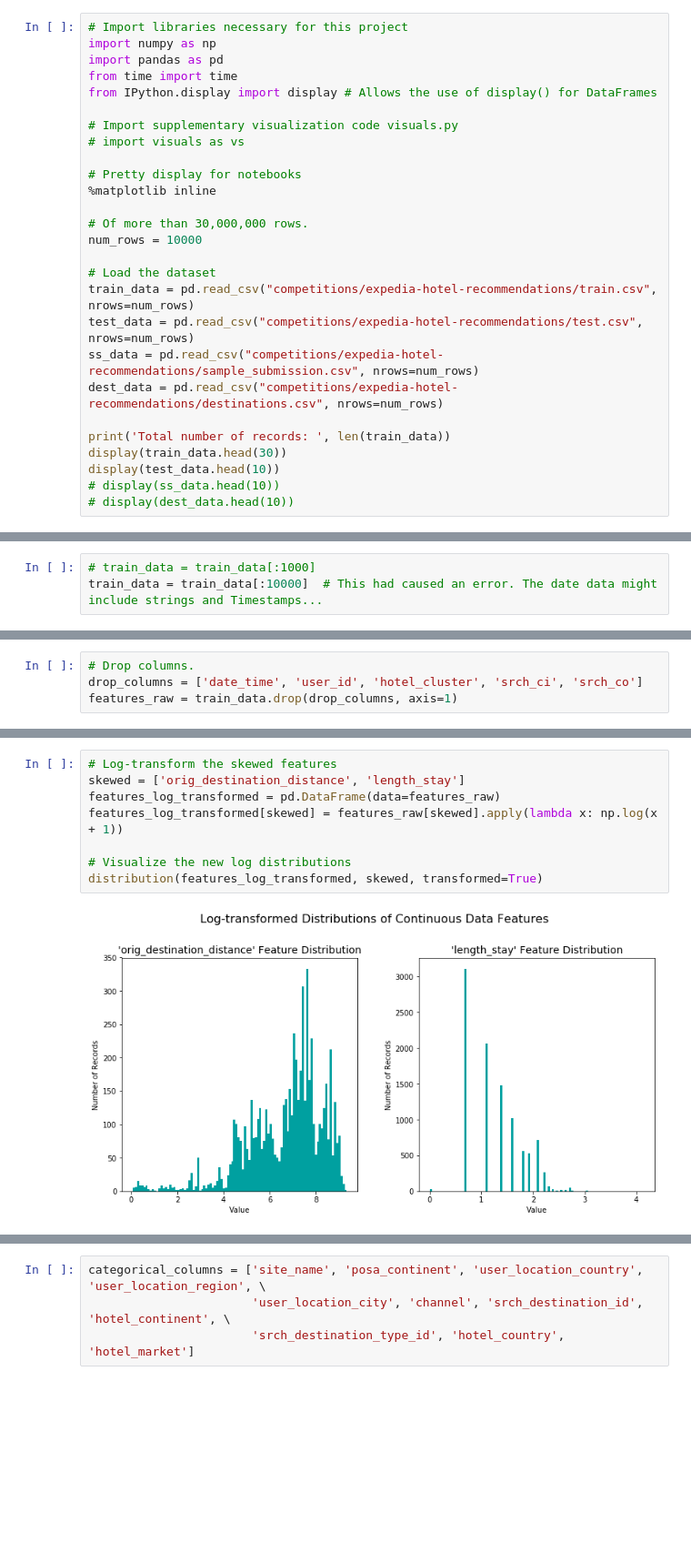
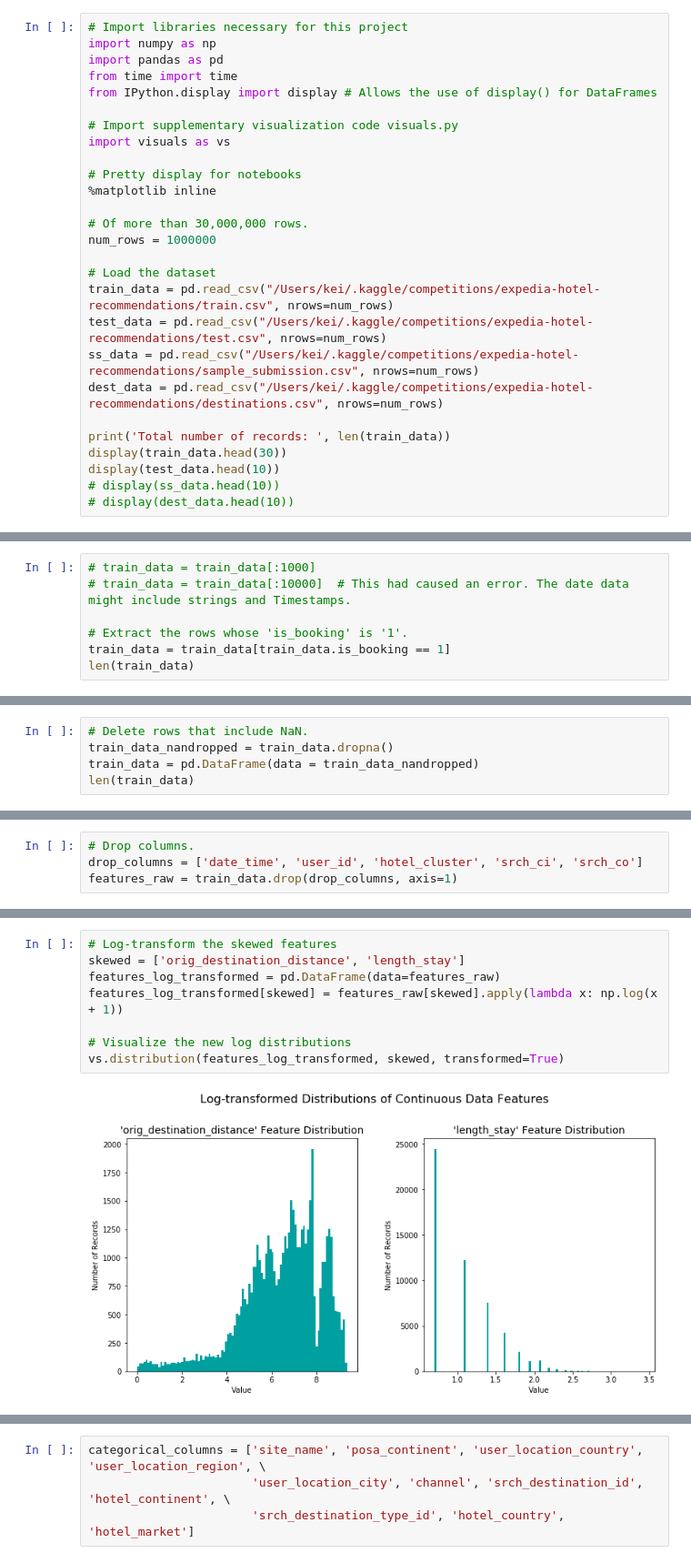
Before and after one commit to kayfuku/MLND_Udacity, a Jupyter notebook: expedia_hotel_recommendation/expedia_hotel_clustering.ipynb, the cells around one changed output, grey strips where cells are left out. Shown at 91% size. Drawn from its saved outputs; the diff is of its cells as text; blank space fills up the shorter version.

```diff
--- a/expedia_hotel_recommendation/expedia_hotel_clustering.ipynb
+++ b/expedia_hotel_recommendation/expedia_hotel_clustering.ipynb
@@ -6,19 +6,19 @@ from time import time
 from IPython.display import display # Allows the use of display() for DataFrames
 
 # Import supplementary visualization code visuals.py
-# import visuals as vs
+import visuals as vs
 
 # Pretty display for notebooks
 %matplotlib inline
 
 # Of more than 30,000,000 rows.
-num_rows = 10000
+num_rows = 1000000
 
 # Load the dataset
-train_data = pd.read_csv("competitions/expedia-hotel-recommendations/train.csv", nrows=num_rows)
-test_data = pd.read_csv("competitions/expedia-hotel-recommendations/test.csv", nrows=num_rows)
-ss_data = pd.read_csv("competitions/expedia-hotel-recommendations/sample_submission.csv", nrows=num_rows)
-dest_data = pd.read_csv("competitions/expedia-hotel-recommendations/destinations.csv", nrows=num_rows)
+train_data = pd.read_csv("/Users/kei/.kaggle/competitions/expedia-hotel-recommendations/train.csv", nrows=num_rows)
+test_data = pd.read_csv("/Users/kei/.kaggle/competitions/expedia-hotel-recommendations/test.csv", nrows=num_rows)
+ss_data = pd.read_csv("/Users/kei/.kaggle/competitions/expedia-hotel-recommendations/sample_submission.csv", nrows=num_rows)
+dest_data = pd.read_csv("/Users/kei/.kaggle/competitions/expedia-hotel-recommendations/destinations.csv", nrows=num_rows)
 
 print('Total number of records: ', len(train_data))
 display(train_data.head(30))
@@ -59,4 +59,8 @@ Total number of records:  10000
 10 rows × 22 columns
 # %%
 # train_data = train_data[:1000]
-train_data = train_data[:10000]  # This had caused an error. The date data might include strings and Timestamps...
+# train_data = train_data[:10000]  # This had caused an error. The date data might include strings and Timestamps.
+
+# Extract the rows whose 'is_booking' is '1'.
+train_data = train_data[train_data.is_booking == 1]
+len(train_data)
@@ -62,0 +69,5 @@ train_data = train_data[:10000]  # This had caused an error. The date data might
+# %%
+# Delete rows that include NaN.
+train_data_nandropped = train_data.dropna()
+train_data = pd.DataFrame(data = train_data_nandropped)
+len(train_data)
@@ -173,13 +153,13 @@ distribution(train_data, numerical_data)
 # %%
 # Log-transform the skewed features
 skewed = ['orig_destination_distance', 'length_stay']
 features_log_transformed = pd.DataFrame(data=features_raw)
 features_log_transformed[skewed] = features_raw[skewed].apply(lambda x: np.log(x + 1))
 
 # Visualize the new log distributions
-distribution(features_log_transformed, skewed, transformed=True)
+vs.distribution(features_log_transformed, skewed, transformed=True)
 # %% [output]
-[figure, old version]
+[figure, new version]
 # %%
 # Normalization.
 from sklearn.preprocessing import MinMaxScaler
```
Also changed, not shown: parts of 14 cells of this notebook, 1 other file.
